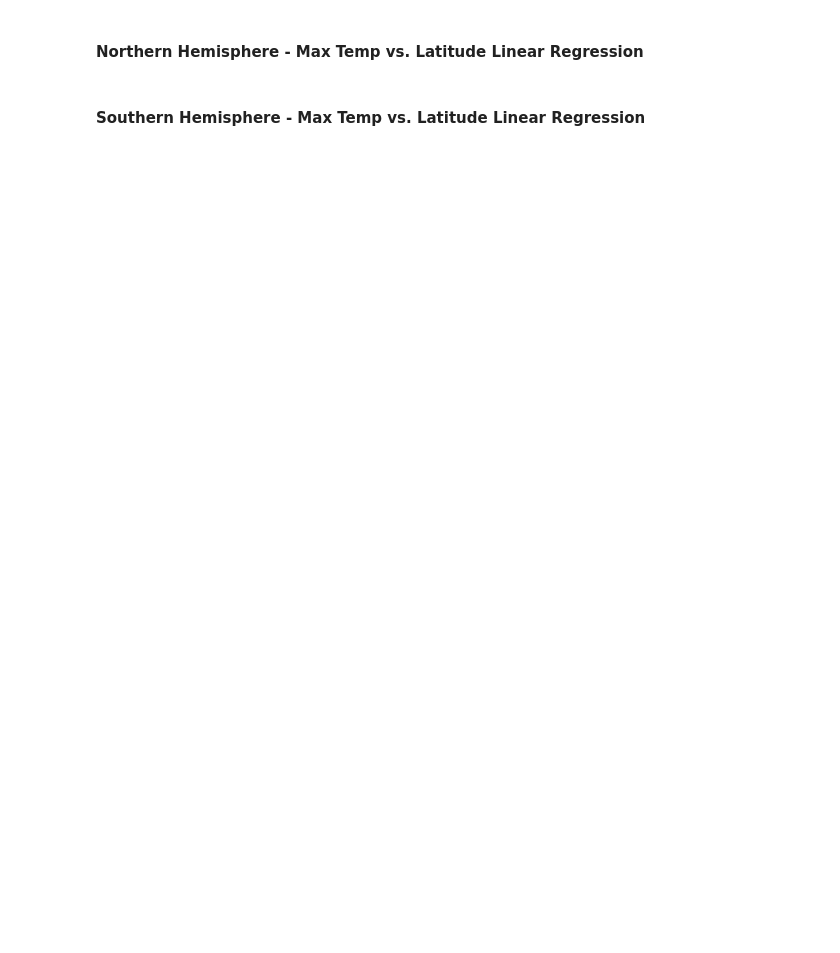
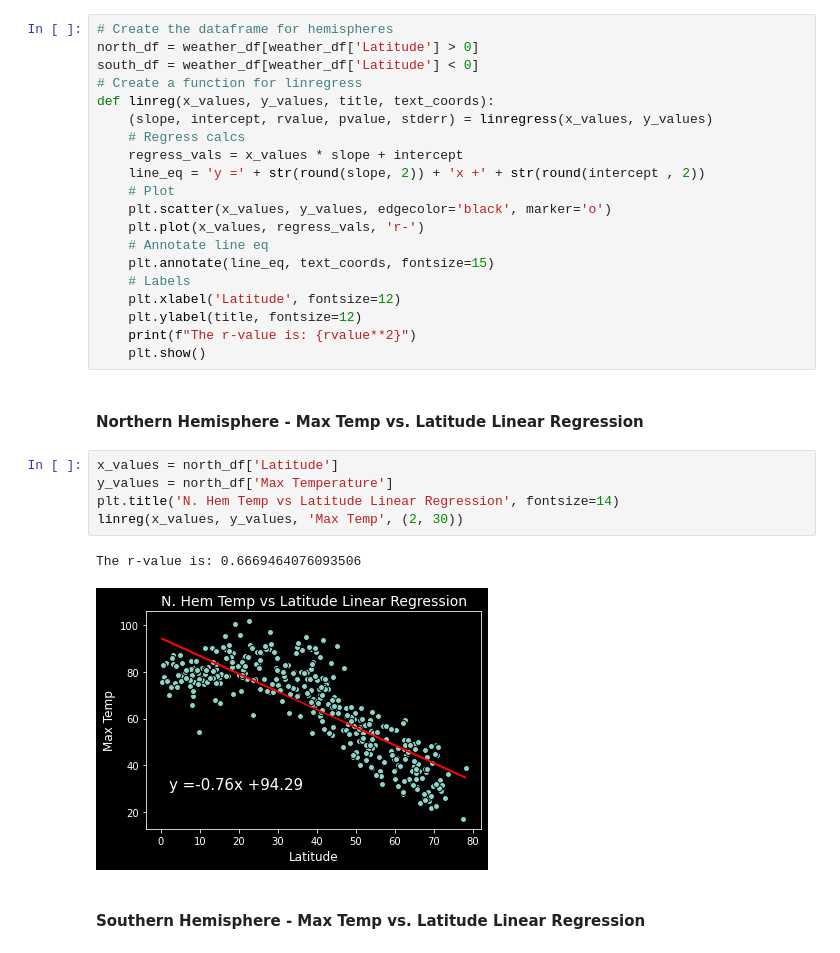
Before and after one commit to cheyroseflammer/python-api-challege, a Jupyter notebook: WeatherPy.ipynb, the cells around one changed output. Saved outputs shown, nothing was run; the diff lists cells and outputs as text; blank space fills up the shorter version.

Commit message:
linear regression done

```diff
--- a/WeatherPy.ipynb
+++ b/WeatherPy.ipynb
@@ -268,7 +268,35 @@ plt.show()
 [figure]
 # %% [markdown]
 ## Linear Regression
+# %%
+# Create the dataframe for hemispheres
+north_df = weather_df[weather_df['Latitude'] > 0]
+south_df = weather_df[weather_df['Latitude'] < 0]
+# Create a function for linregress
+def linreg(x_values, y_values, title, text_coords):
+    (slope, intercept, rvalue, pvalue, stderr) = linregress(x_values, y_values)
+    # Regress calcs
+    regress_vals = x_values * slope + intercept
+    line_eq = 'y =' + str(round(slope, 2)) + 'x +' + str(round(intercept , 2))
+    # Plot
+    plt.scatter(x_values, y_values, edgecolor='black', marker='o')
+    plt.plot(x_values, regress_vals, 'r-')
+    # Annotate line eq
+    plt.annotate(line_eq, text_coords, fontsize=15)
+    # Labels
+    plt.xlabel('Latitude', fontsize=12)
+    plt.ylabel(title, fontsize=12)
+    print(f"The r-value is: {rvalue**2}")
+    plt.show()
 # %% [markdown]
 ####  Northern Hemisphere - Max Temp vs. Latitude Linear Regression
+# %%
+x_values = north_df['Latitude']
+y_values = north_df['Max Temperature']
+plt.title('N. Hem Temp vs Latitude Linear Regression', fontsize=14)
+linreg(x_values, y_values, 'Max Temp', (2, 30))
+# %% [output]
+The r-value is: 0.6669464076093506
+[figure, added]
 # %% [markdown]
 ####  Southern Hemisphere - Max Temp vs. Latitude Linear Regression
```
Also changed, not shown: parts of 7 cells of this notebook.
